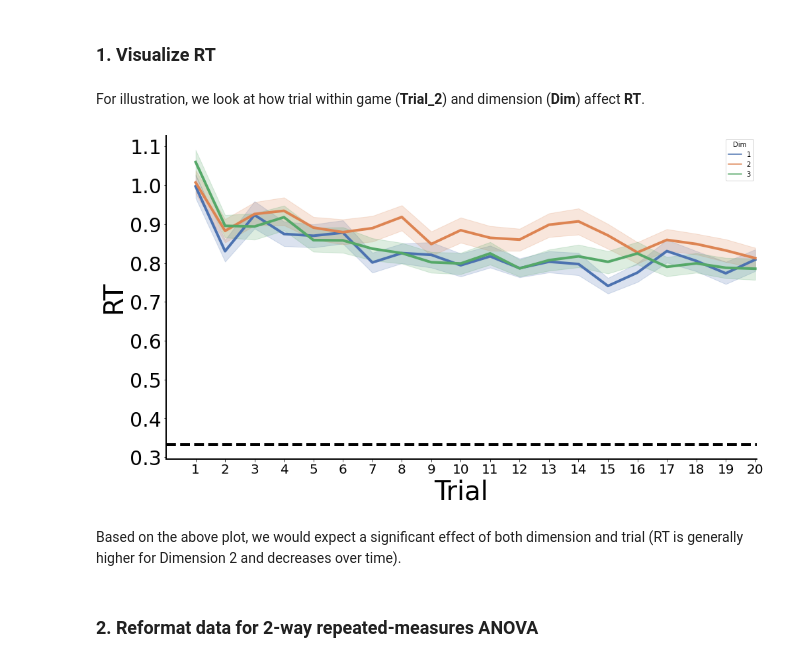
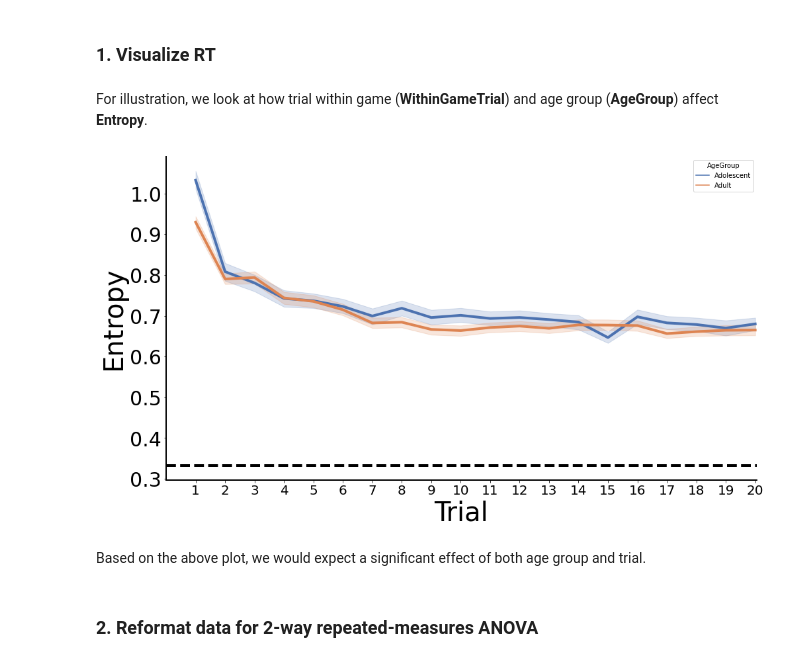
Before and after one commit to angelaradulescu/ldm-analysis, a Jupyter notebook: 2way_ANOVA_for_LDM.ipynb, the cells around one changed output. Cells and saved outputs as stored; diff of their text form; code cells hidden in the pictures.

```diff
--- a/2way_ANOVA_for_LDM.ipynb
+++ b/2way_ANOVA_for_LDM.ipynb
@@ -12,17 +13,19 @@ import pingouin as pg
 # %% [markdown]
 ### Preliminaries
 # %%
-## Grab sample data.
-# Replace this with LDM data (should have the same format)
-behav_path = '/Users/angelaradulescu/Dropbox/research/thesis/data/3_ACAL-2/AllData.csv'
+## Grab data.
+behav_path = os.getcwd() + '/ProcessedData/Feedback_Processed_CombinedBehavioralEyetrackingData.csv'
 behav_data = pd.read_csv(behav_path)
 subjects = behav_data['Subj'].unique()
 
 ## Get metadata.
 n_trials = max(behav_data['Trial'])
 n_games = max(behav_data['Game'])
-game_length = len(behav_data.loc[(behav_data['Subj'] == 1) & (behav_data['Game'] == 1)])
+game_length = len(behav_data.loc[(behav_data['Subj'] == 23) & (behav_data['Game'] == 1)])
+
+# change subj to int
+behav_data['Subj'] = behav_data['Subj'].astype(int)
 
 ## Add trial-within-game variable.
-behav_data['Trial_2'] = behav_data['Trial'] - (behav_data['Game']-1)*game_length
-behav_data.head(5)
+behav_data['WithinGameTrial'] = behav_data['Trial'] - (behav_data['Game']-1)*game_length
+behav_data = behav_data.fillna(0)
@@ -37,29 +48,29 @@ behav_data.head(5)
 # %% [markdown]
 ### 1. Visualize RT
 # %% [markdown]
-For illustration, we look at how trial within game (**Trial_2**) and dimension (**Dim**) affect **RT**.
+For illustration, we look at how trial within game (**WithinGameTrial**) and age group (**AgeGroup**) affect **Entropy**.
 # %%
 # This line groups by relevant variables (aka factors).
-df = pd.melt(behav_data, col_level=0, id_vars=['Subj','Trial_2','Dim'], value_vars=['RT']).dropna()
+df = pd.melt(behav_data, col_level=0, id_vars=['Subj','WithinGameTrial','Entropy', 'AgeGroup'], value_vars=['RT']).dropna()
 
 fig, ax = plt.subplots(figsize=(16,9))
 ax.axhline(y=1/3, color='k', lw=4, linestyle='--');
-sns.lineplot(x = "Trial_2", y="value", hue='Dim', err_style="band", ci=68, data=df, lw=4, palette='deep')
+sns.lineplot(x = "WithinGameTrial", y="value", hue='AgeGroup', err_style="band", ci=68, data=df, lw=4, palette='deep')
 sns.despine()
 ax.set_xlim([0,game_length+.05])
 # ax.set_ylim([0.3,0.8])
 ax.set_xticks(np.arange(game_length)+1)
 xl = ax.set_xlabel('Trial',fontsize = 40);
-yl = ax.set_ylabel('RT',fontsize = 40);
+yl = ax.set_ylabel('Entropy',fontsize = 40);
 for axis in ['top','bottom','left','right']:
       ax.spines[axis].set_linewidth(2)
 ax.tick_params(axis='x',colors='k')
 plt.xticks(fontsize=20);
 plt.yticks(fontsize=30);
 # %% [output]
-[figure, old version]
+[figure, new version]
 # %% [markdown]
-Based on the above plot, we would expect a significant effect of both dimension and trial (RT is generally higher for Dimension 2 and decreases over time).
+Based on the above plot, we would expect a significant effect of both age group and trial.
 # %% [markdown]
 ### 2. Reformat data for 2-way repeated-measures ANOVA
 # %% [markdown]
```
Also changed, not shown: parts of 11 cells of this notebook, 4 other files.
